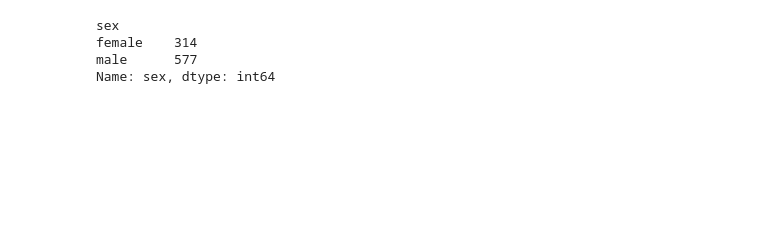
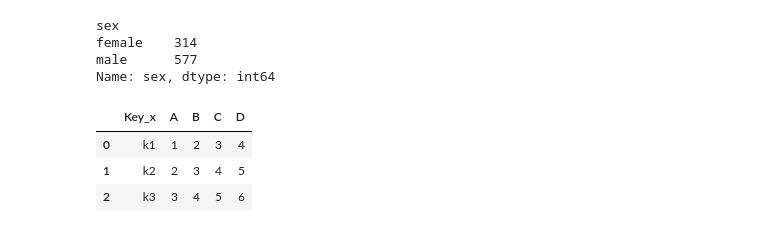
Before and after one commit to SVMino53/aiM24_Databehandling, a Jupyter notebook: other_codes/test.ipynb, the cells around one changed output. Cells and saved outputs as stored; diff of their text form; code cells hidden in the pictures; blank space fills up the shorter version.

```diff
--- a/other_codes/test.ipynb
+++ b/other_codes/test.ipynb
@@ -407,3 +407,19 @@ sex
 female    314
 male      577
 Name: sex, dtype: int64
+# %%
+left_df = pd.DataFrame({"Key_x": ["k1", "k2", "k3"],
+                        "A": [1, 2, 3],
+                        "B": [2, 3, 4]})
+
+right_df = pd.DataFrame({"Key_y": ["k1", "k2", "k3"],
+                         "C": [3, 4, 5],
+                         "D": [4, 5, 6]})
+
+full_df = pd.merge(left_df, right_df, left_on="Key_x", right_on="Key_y").drop(columns="Key_y")
+full_df
+# %% [output]
+|  | Key_x | A | B | C | D |
+| 0 | k1 | 1 | 2 | 3 | 4 |
+| 1 | k2 | 2 | 3 | 4 | 5 |
+| 2 | k3 | 3 | 4 | 5 | 6 |
```
Also changed, not shown: parts of 2 cells of this notebook, 1 other file.
